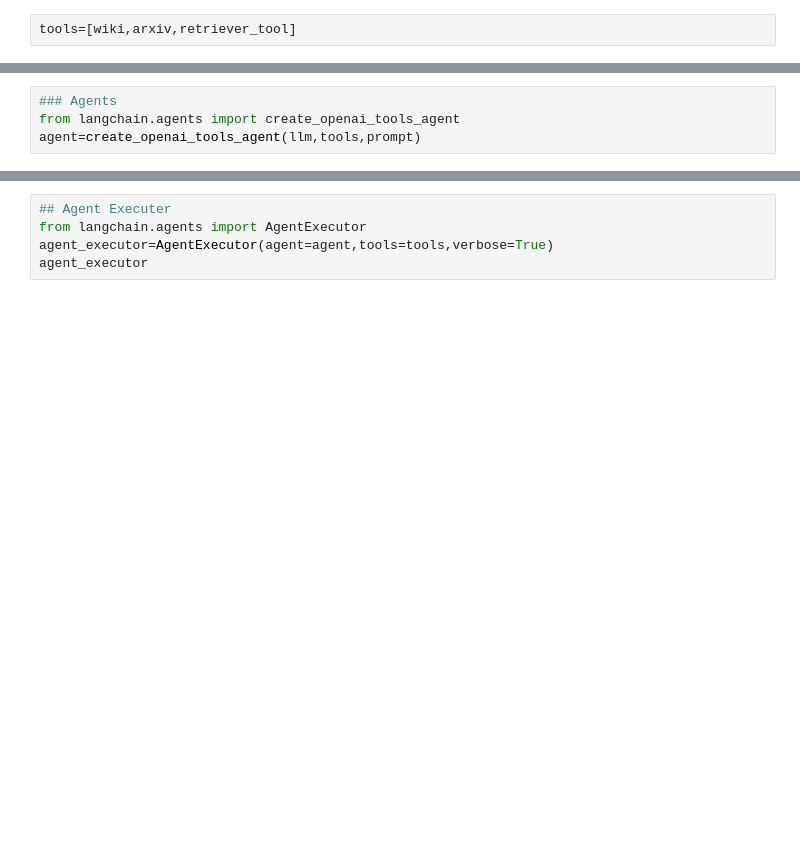
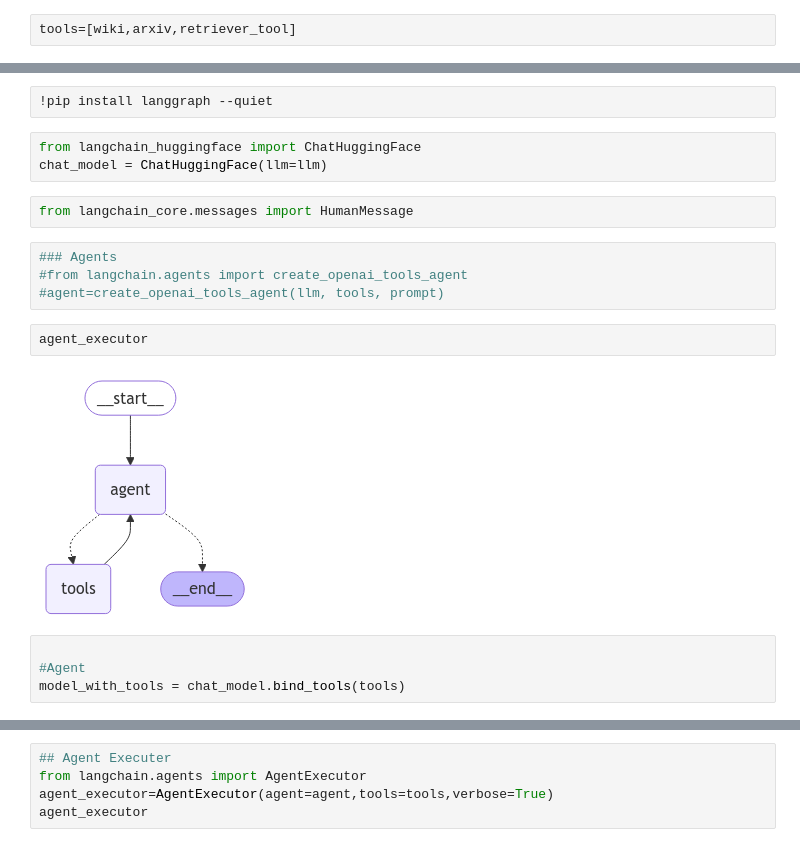
Before and after one commit to sudhirshahu51/RAG, a Jupyter notebook: Using_Multiple_Tools_for_data_source.ipynb, the cells around one changed output, grey strips where cells are left out. Saved outputs shown, nothing was run; the diff lists cells and outputs as text; blank space fills up the shorter version.

```diff
--- a/Using_Multiple_Tools_for_data_source.ipynb
+++ b/Using_Multiple_Tools_for_data_source.ipynb
@@ -153,4 +204,19 @@ prompt.messages
+# %%
+!pip install langgraph --quiet
+# %%
+from langchain_huggingface import ChatHuggingFace
+chat_model = ChatHuggingFace(llm=llm)
+# %%
+from langchain_core.messages import HumanMessage
 # %%
 ### Agents
-from langchain.agents import create_openai_tools_agent
-agent=create_openai_tools_agent(llm,tools,prompt)
+#from langchain.agents import create_openai_tools_agent
+#agent=create_openai_tools_agent(llm, tools, prompt)
+# %%
+agent_executor
+# %% [output]
+[figure, added]
+# %%
+
+#Agent
+model_with_tools = chat_model.bind_tools(tools)
```
Also changed, not shown: parts of 28 cells of this notebook.
